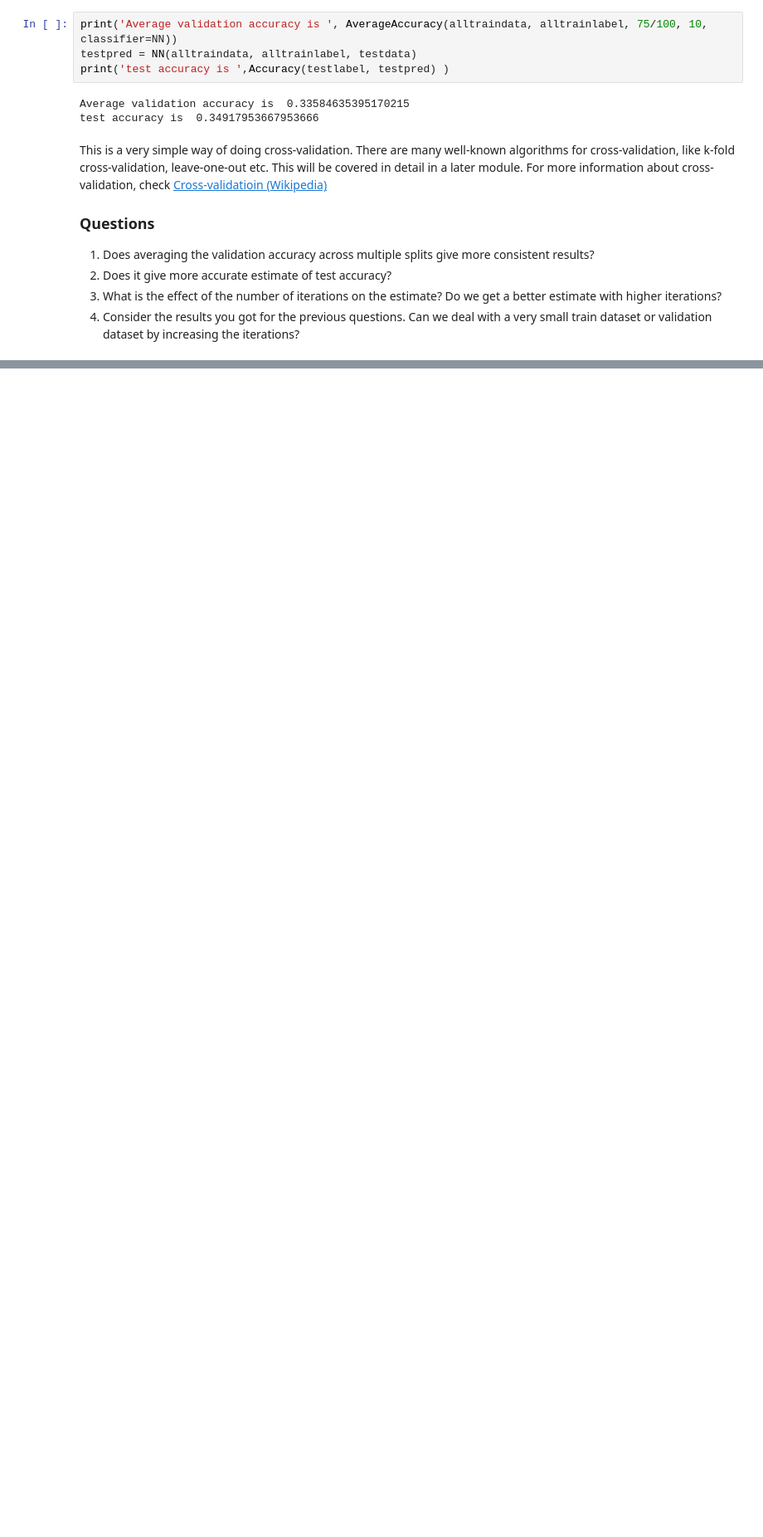
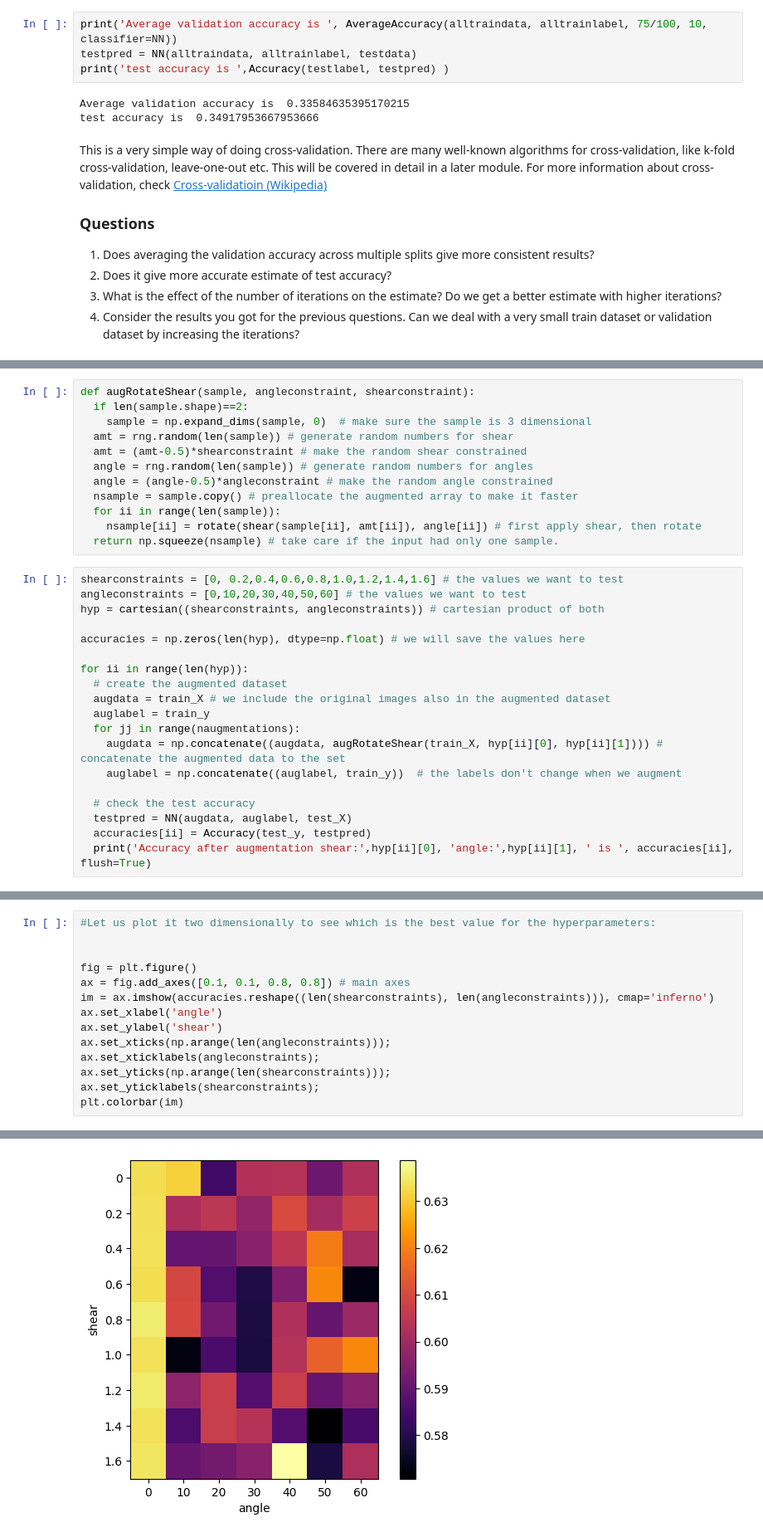
Before and after one commit to Sunithagangula/FMML-LABS-AND-ASSIGNMENTS, a Jupyter notebook: Module_01_Lab_02_MLPractice.ipynb, the cells around one changed output, grey strips where cells are left out. Shown: that part at 83% size. Drawn from its saved outputs; the diff is of its cells as text; blank space fills up the shorter version.

```diff
--- a/Module_01_Lab_02_MLPractice.ipynb
+++ b/Module_01_Lab_02_MLPractice.ipynb
@@ -242,0 +457,31 @@ This is a very simple way of doing cross-validation. There are many well-known a
+# %%
+def augRotateShear(sample, angleconstraint, shearconstraint):
+  if len(sample.shape)==2:
+    sample = np.expand_dims(sample, 0)  # make sure the sample is 3 dimensional
+  amt = rng.random(len(sample)) # generate random numbers for shear
+  amt = (amt-0.5)*shearconstraint # make the random shear constrained
+  angle = rng.random(len(sample)) # generate random numbers for angles
+  angle = (angle-0.5)*angleconstraint # make the random angle constrained
+  nsample = sample.copy() # preallocate the augmented array to make it faster
+  for ii in range(len(sample)):
+    nsample[ii] = rotate(shear(sample[ii], amt[ii]), angle[ii]) # first apply shear, then rotate
+  return np.squeeze(nsample) # take care if the input had only one sample.
+# %%
+shearconstraints = [0, 0.2,0.4,0.6,0.8,1.0,1.2,1.4,1.6] # the values we want to test
+angleconstraints = [0,10,20,30,40,50,60] # the values we want to test
+hyp = cartesian((shearconstraints, angleconstraints)) # cartesian product of both
+
+accuracies = np.zeros(len(hyp), dtype=np.float) # we will save the values here
+
+for ii in range(len(hyp)):
+  # create the augmented dataset
+  augdata = train_X # we include the original images also in the augmented dataset
+  auglabel = train_y
+  for jj in range(naugmentations):
+    augdata = np.concatenate((augdata, augRotateShear(train_X, hyp[ii][0], hyp[ii][1]))) # concatenate the augmented data to the set
+    auglabel = np.concatenate((auglabel, train_y))  # the labels don't change when we augment
+
+  # check the test accuracy
+  testpred = NN(augdata, auglabel, test_X)
+  accuracies[ii] = Accuracy(test_y, testpred)
+  print('Accuracy after augmentation shear:',hyp[ii][0], 'angle:',hyp[ii][1], ' is ', accuracies[ii], flush=True)
@@ -242,0 +508,15 @@ This is a very simple way of doing cross-validation. There are many well-known a
+# %%
+#Let us plot it two dimensionally to see which is the best value for the hyperparameters:
+
+
+fig = plt.figure()
+ax = fig.add_axes([0.1, 0.1, 0.8, 0.8]) # main axes
+im = ax.imshow(accuracies.reshape((len(shearconstraints), len(angleconstraints))), cmap='inferno')
+ax.set_xlabel('angle')
+ax.set_ylabel('shear')
+ax.set_xticks(np.arange(len(angleconstraints)));
+ax.set_xticklabels(angleconstraints);
+ax.set_yticks(np.arange(len(shearconstraints)));
+ax.set_yticklabels(shearconstraints);
+plt.colorbar(im)
+# %% [output]
@@ -242,0 +524 @@ This is a very simple way of doing cross-validation. There are many well-known a
+[figure, added]
```
Also changed, not shown: parts of 38 cells of this notebook.
